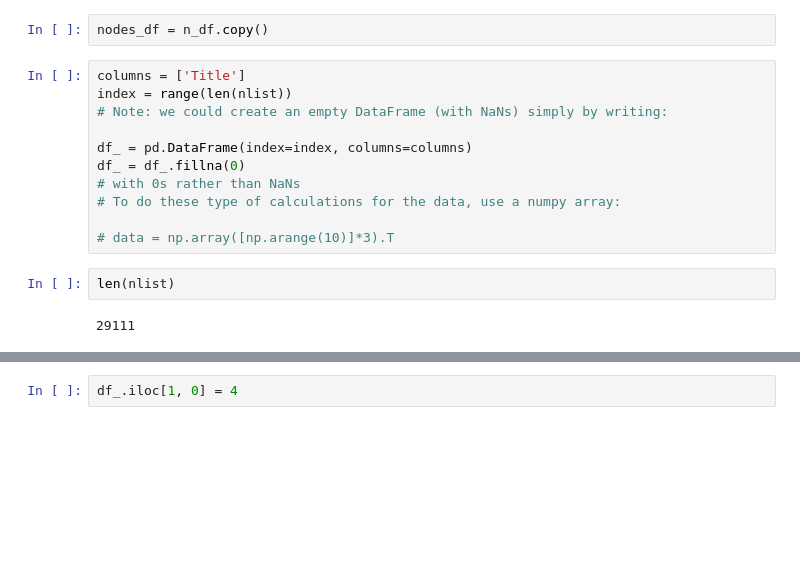
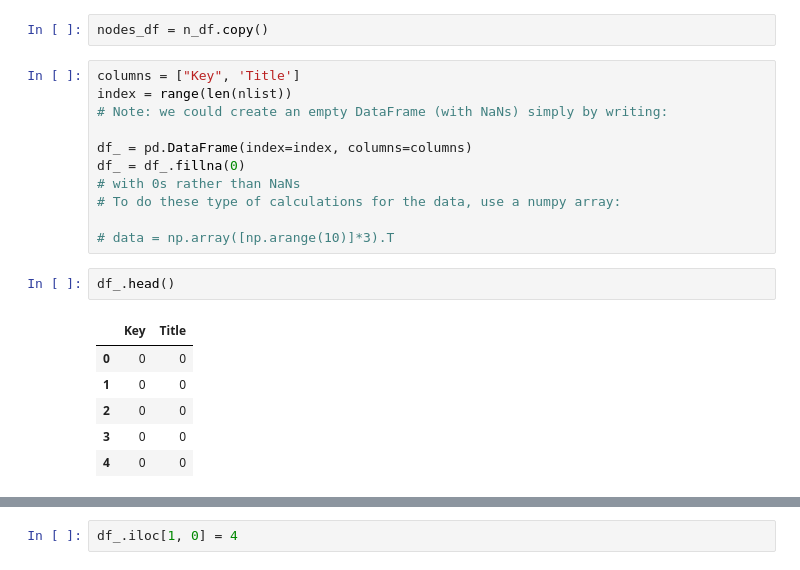
Before and after one commit to clarkdatalabs/bibliometric_networks, a Jupyter notebook: holoviews.ipynb, the cells around one changed output, grey strips where cells are left out. Cells and saved outputs as stored; diff of their text form; blank space fills up the shorter version.

```diff
--- a/holoviews.ipynb
+++ b/holoviews.ipynb
@@ -102,7 +102,7 @@ edges_df = elist
 # %%
 nodes_df = n_df.copy()
 # %%
-columns = ['Title']
+columns = ["Key", 'Title']
 index = range(len(nlist))
 # Note: we could create an empty DataFrame (with NaNs) simply by writing:
 
@@ -112,10 +112,15 @@ df_ = df_.fillna(0)
 # To do these type of calculations for the data, use a numpy array:
 
 # data = np.array([np.arange(10)]*3).T
-# %%
-len(nlist)
-# %% [output]
-29111
+# %%
+df_.head()
+# %% [output]
+|  | Key | Title |
+| 0 | 0 | 0 |
+| 1 | 0 | 0 |
+| 2 | 0 | 0 |
+| 3 | 0 | 0 |
+| 4 | 0 | 0 |
 # %%
 df_.iloc[0,:]
 # %% [output]
```
Also changed, not shown: parts of 10 cells of this notebook.
